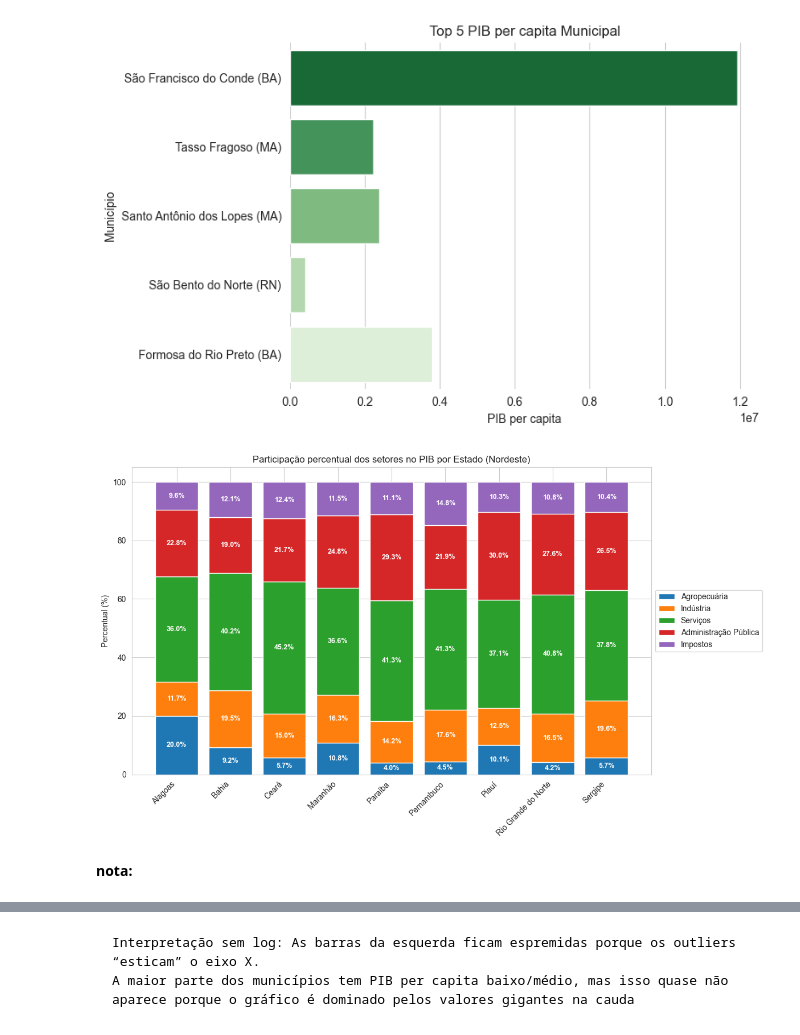
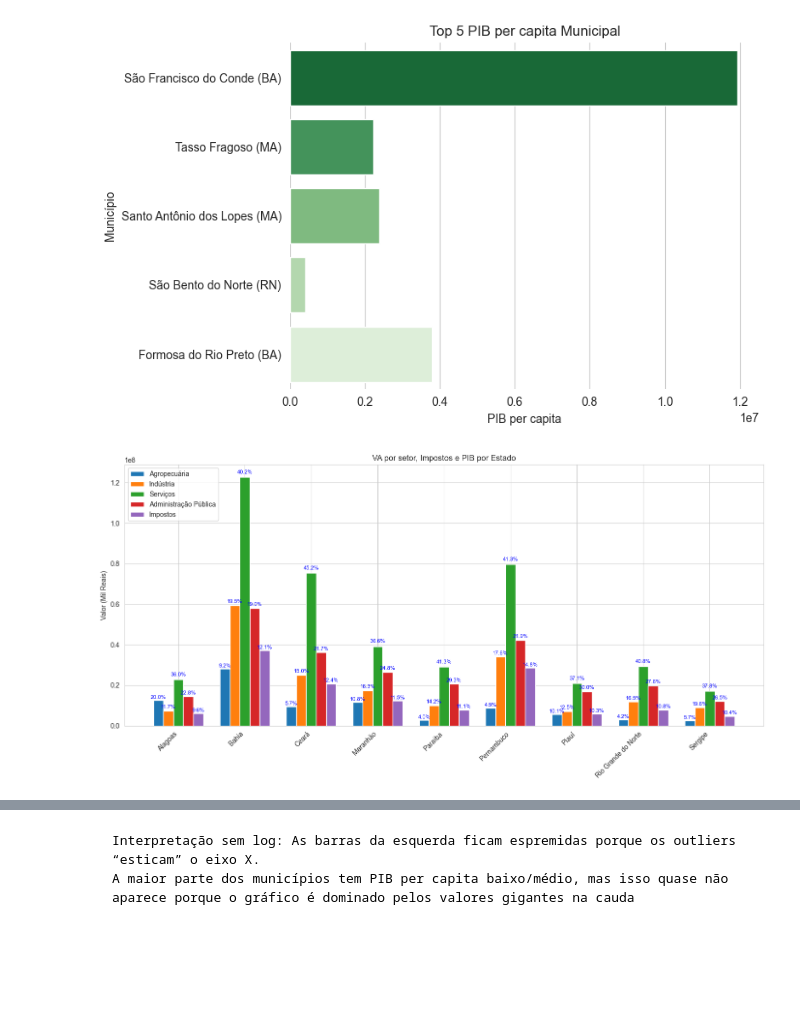
Before and after one commit to duddanobre/sidra-nordeste, a Jupyter notebook: nordeste.ipynb, the cells around one changed output, grey strips where cells are left out. Saved outputs shown, nothing was run; the diff lists cells and outputs as text; code cells hidden in the pictures; blank space fills up the shorter version.

```diff
--- a/nordeste.ipynb
+++ b/nordeste.ipynb
@@ -89,0 +164,3 @@ df_nordeste = df_nordeste.drop(columns=['Código Município Completo'])
+# %%
+df_nordeste['PIB per capita'] = df_nordeste['PIB (Mil Reais)']/df_nordeste['População (Pessoas)']
+df_nordeste
@@ -94,4 +182,0 @@ df_nordeste = df_nordeste.drop(columns=['Código Município Completo'])
-# %%
-df_nordeste['PIB per capita'] = (df_nordeste['PIB (Mil Reais)'] * 1000) / df_nordeste['População (Pessoas)']
-
-df_nordeste
@@ -506,61 +579,58 @@ Passing `palette` without assigning `hue` is deprecated and will be removed in v
   ax = sns.barplot(x='PIB (Mil Reais)', y='Município_x', data=top5, palette='Greens_r')
 [figure]
 # %%
+import pandas as pd
+import matplotlib.pyplot as plt
 import numpy as np
-import matplotlib.pyplot as plt
 
 estados = df_uf_agrupado['Nome_UF']
 pib = df_uf_agrupado['PIB (Mil Reais)']
 impostos = df_uf_agrupado['Impostos (Mil Reais)']
 agro = df_uf_agrupado['VA da agropecuária (Mil Reais)']
 industria = df_uf_agrupado['VA da indústria (Mil Reais)']
 servicos = df_uf_agrupado['VA dos serviços (Mil Reais)']
 adm_publica = df_uf_agrupado['VA da administração pública (Mil Reais)']
 
-total = pib.values
-
-agro_pct = (agro / total) * 100
-industria_pct = (industria / total) * 100
-servicos_pct = (servicos / total) * 100
-adm_publica_pct = (adm_publica / total) * 100
-impostos_pct = (impostos / total) * 100
-
 x = np.arange(len(estados))
+largura = 0.15
 
 fig, ax = plt.subplots(figsize=(14,7))
 
-b1 = ax.bar(x, agro_pct, label='Agropecuária')
-b2 = ax.bar(x, industria_pct, bottom=agro_pct, label='Indústria')
-b3 = ax.bar(x, servicos_pct, bottom=agro_pct+industria_pct, label='Serviços')
-b4 = ax.bar(x, adm_publica_pct, bottom=agro_pct+industria_pct+servicos_pct, label='Administração Pública')
-b5 = ax.bar(x, impostos_pct, bottom=agro_pct+industria_pct+servicos_pct+adm_publica_pct, label='Impostos')
+# Barras
+b1 = ax.bar(x - 2*largura, agro, largura, label='Agropecuária')
+b2 = ax.bar(x - largura, industria, largura, label='Indústria')
+b3 = ax.bar(x, servicos, largura, label='Serviços')
+b4 = ax.bar(x + largura, adm_publica, largura, label='Administração Pública')
+b5 = ax.bar(x + 2*largura, impostos, largura, label='Impostos')
 
+
+# Eixo X e título
 ax.set_xticks(x)
 ax.set_xticklabels(estados, rotation=45, ha='right')
-ax.set_ylabel('Percentual (%)')
-ax.set_title('Participação percentual dos setores no PIB por Estado (Nordeste)')
+ax.set_ylabel('Valor (Mil Reais)')
+ax.set_title('VA por setor, Impostos e PIB por Estado')
 
-ax.legend(loc='center left', bbox_to_anchor=(1, 0.5))
+# Função para adicionar rótulos de percentual sobre cada barra
+def add_percent_labels(barras, valores, pib):
+    for bar, val, p in zip(barras, valores, pib):
+        altura = bar.get_height()
+        perc = (val / p) * 100 if p != 0 else 0
+        ax.text(bar.get_x() + bar.get_width()/2, altura + max(valores)*0.01,
+                f'{perc:.1f}%', ha='center', va='bottom', fontsize=8, color='blue')
 
-def add_labels(barras):
-    for barra in barras:
-        altura = barra.get_height()
-        if altura > 3:
-            ax.text(barra.get_x() + barra.get_width()/2, barra.get_y() + altura/2,
-                    f'{altura:.1f}%', ha='center', va='center', color='white', fontsize=9, fontweight='bold')
+add_percent_labels(b1, agro, pib)
+add_percent_labels(b2, industria, pib)
+add_percent_labels(b3, servicos, pib)
+add_percent_labels(b4, adm_publica, pib)
+add_percent_labels(b5, impostos, pib)
 
-add_labels(b1)
-add_labels(b2)
-add_labels(b3)
-add_labels(b4)
-add_labels(b5)
+# Legendas
+ax.legend(loc='upper left')
 
-plt.tight_layout(rect=[0, 0, 0.85, 1])
+plt.tight_layout()
 plt.show()
 # %% [output]
-[figure, old version]
+[figure, new version]
-# %% [markdown]
-**nota:**
 # %%
 import matplotlib.pyplot as plt
 
```
Also changed, not shown: parts of 29 cells of this notebook, 1 other file.
